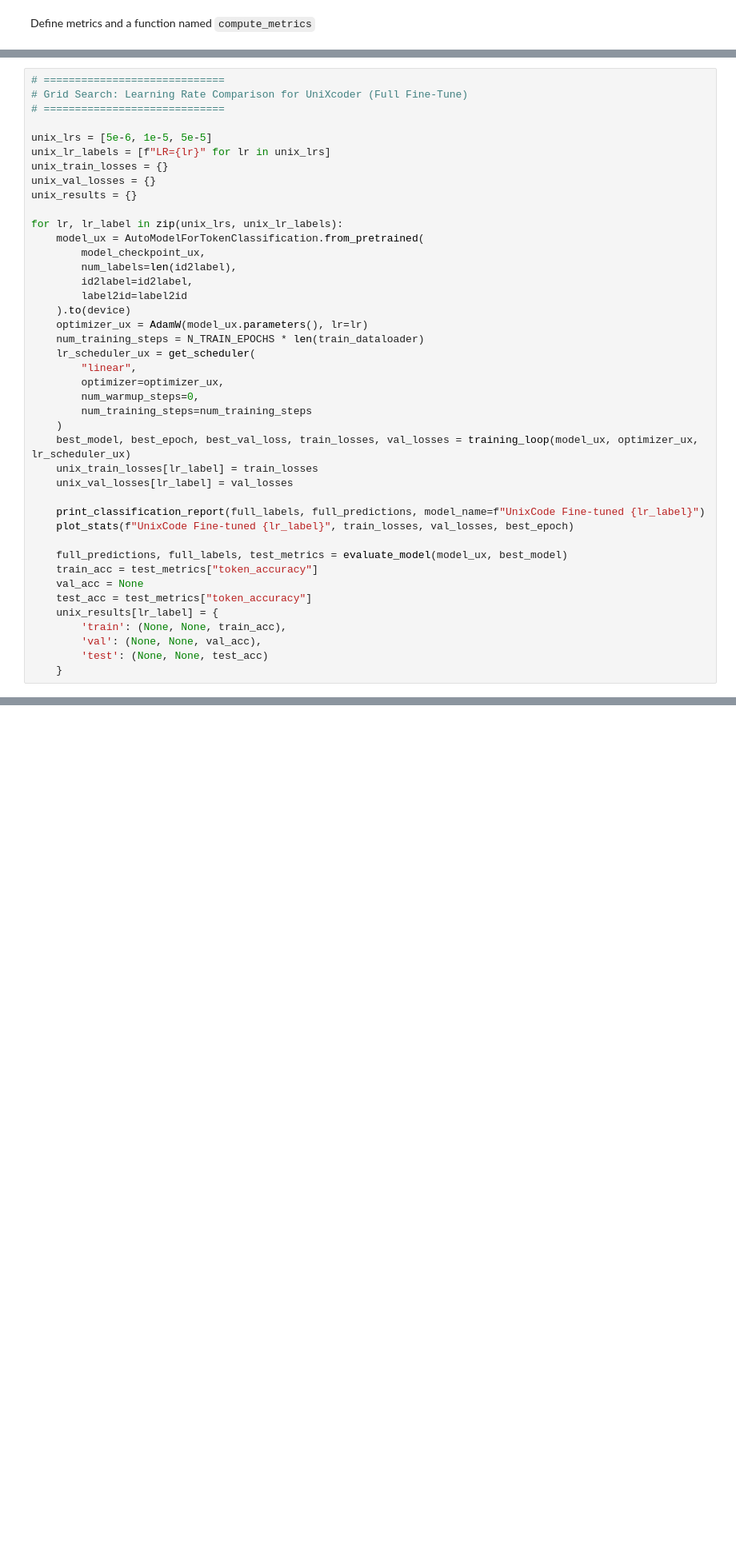
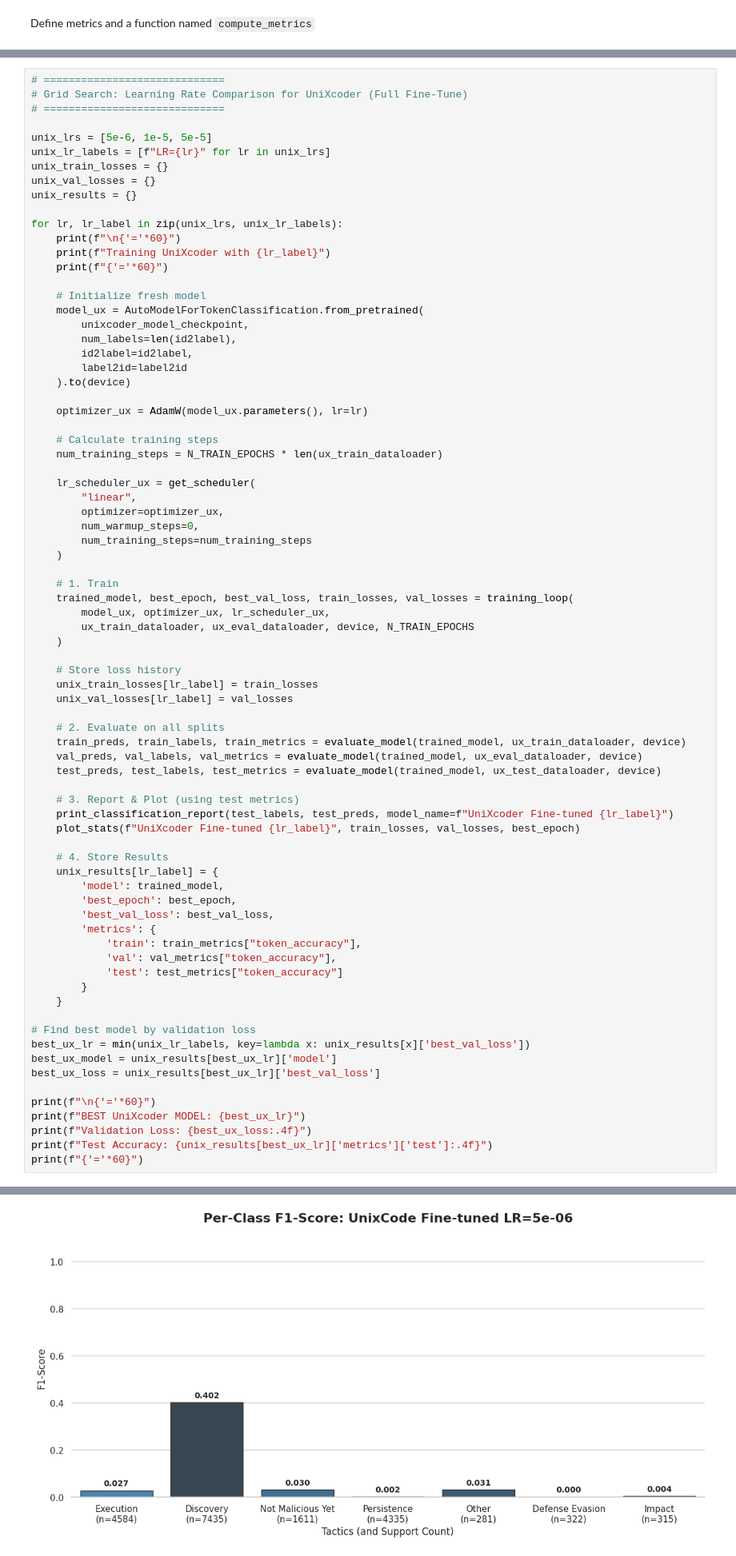
Before and after one commit to RenatoMignone/attack-tactic-recognition-nlp, a Jupyter notebook: lab/notebooks/Task3.ipynb, the cells around one changed output, grey strips where cells are left out. Shown at 80% size. Cells and saved outputs as stored; diff of their text form; blank space fills up the shorter version.

```diff
--- a/lab/notebooks/Task3.ipynb
+++ b/lab/notebooks/Task3.ipynb
@@ -1037,33 +1229,69 @@ unix_val_losses = {}
 unix_results = {}
 
 for lr, lr_label in zip(unix_lrs, unix_lr_labels):
+    print(f"\n{'='*60}")
+    print(f"Training UniXcoder with {lr_label}")
+    print(f"{'='*60}")
+
+    # Initialize fresh model
     model_ux = AutoModelForTokenClassification.from_pretrained(
-        model_checkpoint_ux,
+        unixcoder_model_checkpoint,
         num_labels=len(id2label),
         id2label=id2label,
         label2id=label2id
     ).to(device)
+
     optimizer_ux = AdamW(model_ux.parameters(), lr=lr)
-    num_training_steps = N_TRAIN_EPOCHS * len(train_dataloader)
+
+    # Calculate training steps
+    num_training_steps = N_TRAIN_EPOCHS * len(ux_train_dataloader)
+
     lr_scheduler_ux = get_scheduler(
         "linear",
         optimizer=optimizer_ux,
         num_warmup_steps=0,
         num_training_steps=num_training_steps
     )
-    best_model, best_epoch, best_val_loss, train_losses, val_losses = training_loop(model_ux, optimizer_ux, lr_scheduler_ux)
+
+    # 1. Train
+    trained_model, best_epoch, best_val_loss, train_losses, val_losses = training_loop(
+        model_ux, optimizer_ux, lr_scheduler_ux,
+        ux_train_dataloader, ux_eval_dataloader, device, N_TRAIN_EPOCHS
+    )
+
+    # Store loss history
     unix_train_losses[lr_label] = train_losses
     unix_val_losses[lr_label] = val_losses
 
-    print_classification_report(full_labels, full_predictions, model_name=f"UnixCode Fine-tuned {lr_label}")
-    plot_stats(f"UnixCode Fine-tuned {lr_label}", train_losses, val_losses, best_epoch)
+    # 2. Evaluate on all splits
+    train_preds, train_labels, train_metrics = evaluate_model(trained_model, ux_train_dataloader, device)
+    val_preds, val_labels, val_metrics = evaluate_model(trained_model, ux_eval_dataloader, device)
+    test_preds, test_labels, test_metrics = evaluate_model(trained_model, ux_test_dataloader, device)
 
-    full_predictions, full_labels, test_metrics = evaluate_model(model_ux, best_model)
-    train_acc = test_metrics["token_accuracy"]
-    val_acc = None
-    test_acc = test_metrics["token_accuracy"]
+    # 3. Report & Plot (using test metrics)
+    print_classification_report(test_labels, test_preds, model_name=f"UniXcoder Fine-tuned {lr_label}")
+    plot_stats(f"UniXcoder Fine-tuned {lr_label}", train_losses, val_losses, best_epoch)
+
+    # 4. Store Results
     unix_results[lr_label] = {
-        'train': (None, None, train_acc),
-        'val': (None, None, val_acc),
-        'test': (None, None, test_acc)
+        'model': trained_model,
+        'best_epoch': best_epoch,
+        'best_val_loss': best_val_loss,
+        'metrics': {
+            'train': train_metrics["token_accuracy"],
+            'val': val_metrics["token_accuracy"],
+            'test': test_metrics["token_accuracy"]
+        }
     }
+
+# Find best model by validation loss
+best_ux_lr = min(unix_lr_labels, key=lambda x: unix_results[x]['best_val_loss'])
+best_ux_model = unix_results[best_ux_lr]['model']
+best_ux_loss = unix_results[best_ux_lr]['best_val_loss']
+
+print(f"\n{'='*60}")
+print(f"BEST UniXcoder MODEL: {best_ux_lr}")
+print(f"Validation Loss: {best_ux_loss:.4f}")
+print(f"Test Accuracy: {unix_results[best_ux_lr]['metrics']['test']:.4f}")
+print(f"{'='*60}")
+# %% [output]
@@ -1069,0 +1321 @@ for lr, lr_label in zip(unix_lrs, unix_lr_labels):
+[figure, added]
```
Also changed, not shown: parts of 80 cells of this notebook.
